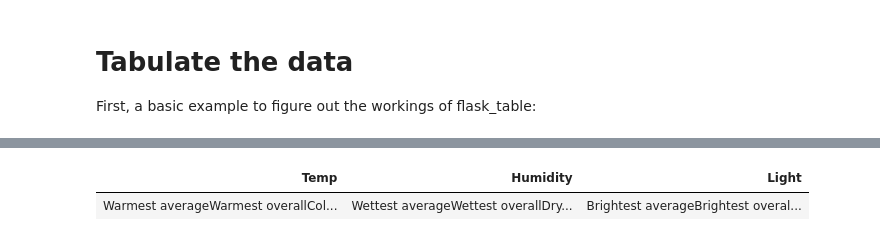
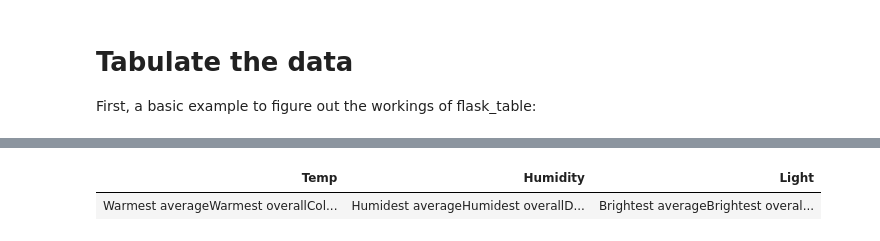
Before and after one commit to sjmf/reportgen, a Jupyter notebook: notebooks/Aggregation.ipynb, the cells around one changed output, grey strips where cells are left out. Cells and saved outputs as stored; diff of their text form; code cells hidden in the pictures.

Commit message:
Aggregation processing data into stats table

```diff
--- a/notebooks/Aggregation.ipynb
+++ b/notebooks/Aggregation.ipynb
@@ -148,14 +146,15 @@ df = pd.concat(dfs.values())
 work_hrs = ('09:00', '17:00')
 df = df.iloc[df.index.indexer_between_time(work_hrs[0], work_hrs[1], include_start=True, include_end=True)]
 # %%
-lrange = lambda x: np.ptp(x)
+def find_range(x): return np.ptp(x)
+
 agg = df.groupby([pd.Grouper(freq='M'), 'Name'])\
     .agg({
-        'Temp': ['mean', 'min', 'max', lrange],
-        'Humidity': ['mean', 'min', 'max', lrange],
+        'Temp': ['mean', 'min', 'max', find_range],
+        'Humidity': ['mean', 'min', 'max', find_range],
         'Light': ['mean', 'min', 'max'],
         'Battery': ['min']
-    }).rename(columns={'<lambda>': 'range'})
+    }).rename(columns={'find_range': 'range'})
 agg
 # %% [output]
 |  |  | Temp |  |  |  | Humidity |  |  |  | Light |  | ... |
@@ -183,10 +182,10 @@ ops = [
     ("Temp", "max",  "idxmax", "Warmest overall"),
     ("Temp", "mean", "idxmin", "Coldest average"),
     ("Temp", "min",  "idxmin", "Coldest overall"),
-    ("Temp", "range",  "idxmin", "Widest variance"),
+    ("Temp", "range",  "idxmin", "Largest difference"),
 
-    ("Humidity", "mean", "idxmax", "Wettest average"),
-    ("Humidity", "max",  "idxmax", "Wettest overall"),
+    ("Humidity", "mean", "idxmax", "Humidest average"),
+    ("Humidity", "max",  "idxmax", "Humidest overall"),
     ("Humidity", "mean", "idxmin", "Dryest average"),
     ("Humidity", "min",  "idxmin", "Dryest overall"),
 
@@ -235,7 +234,7 @@ def transpose(l):
 stats = extract_stats(agg, ops)
 # %%
 month = list(stats.keys())[0]
-classes = {}
+container = {}
 for series in stats[month]:
     internal = stats[list(stats.keys())[0]][series]
     internal = transpose(internal)
@@ -291,16 +290,16 @@ ipd.HTML(table.__html__())
 # %%
 from flask_table import NestedTableCol
 
-TopTable = create_table('TopTable')
+TopTable = create_table('TopTable', base=Table)
 for series in container:
     TopTable.add_column(series.lower()+'_table', NestedTableCol(series, container[series].__class__))
 
 items = [{series.lower()+'_table': container[series].items for series in container}]
 
 table = TopTable(items)
 
 # or {{ table }} in jinja
 ipd.HTML(table.__html__())
 # %% [output]
 | Temp | Humidity | Light |
-| Warmest averageWarmest overallCol... | Wettest averageWettest overallDry... | Brightest averageBrightest overal... |
+| Warmest averageWarmest overallCol... | Humidest averageHumidest overallD... | Brightest averageBrightest overal... |
```
Also changed, not shown: parts of 4 cells of this notebook, 1 other file.
